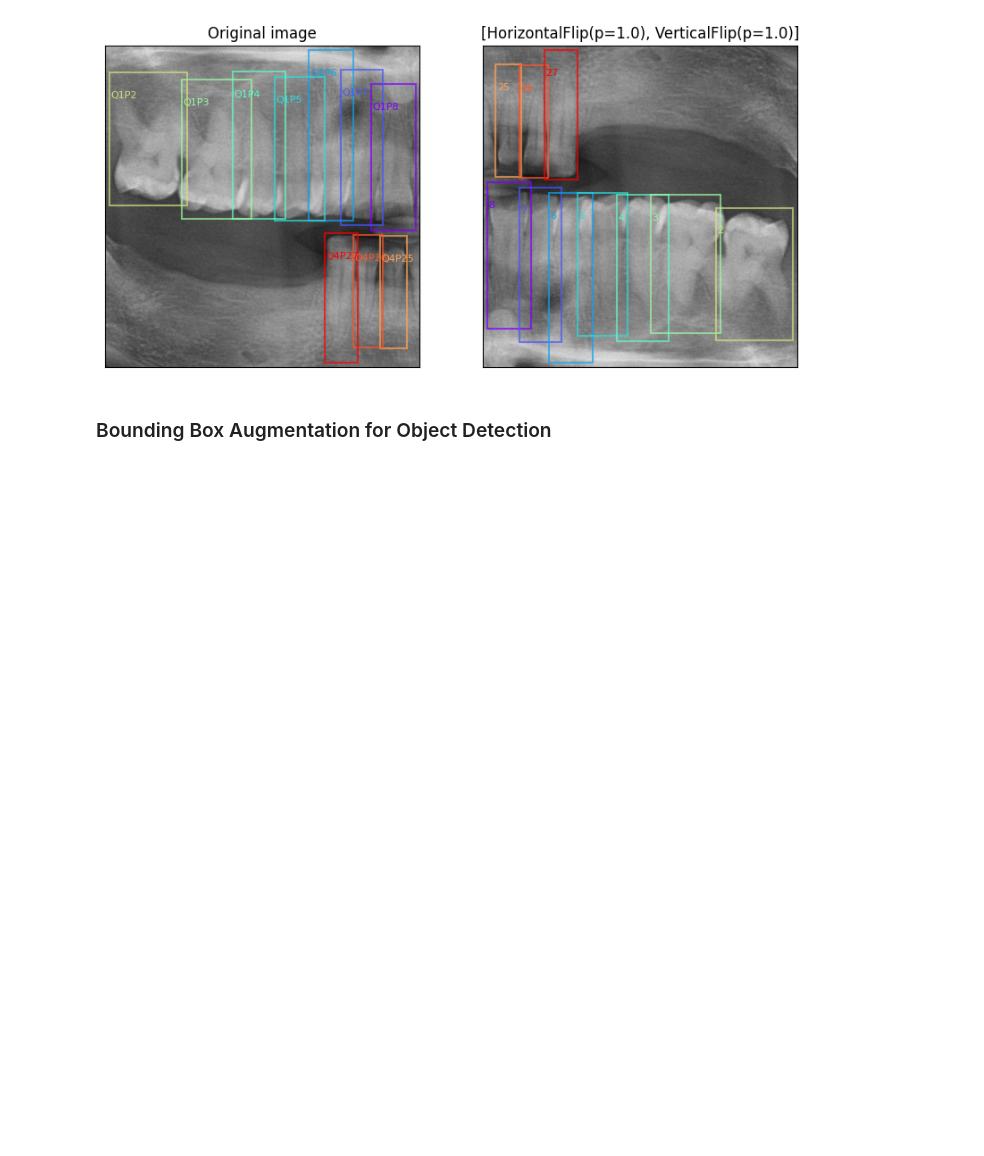
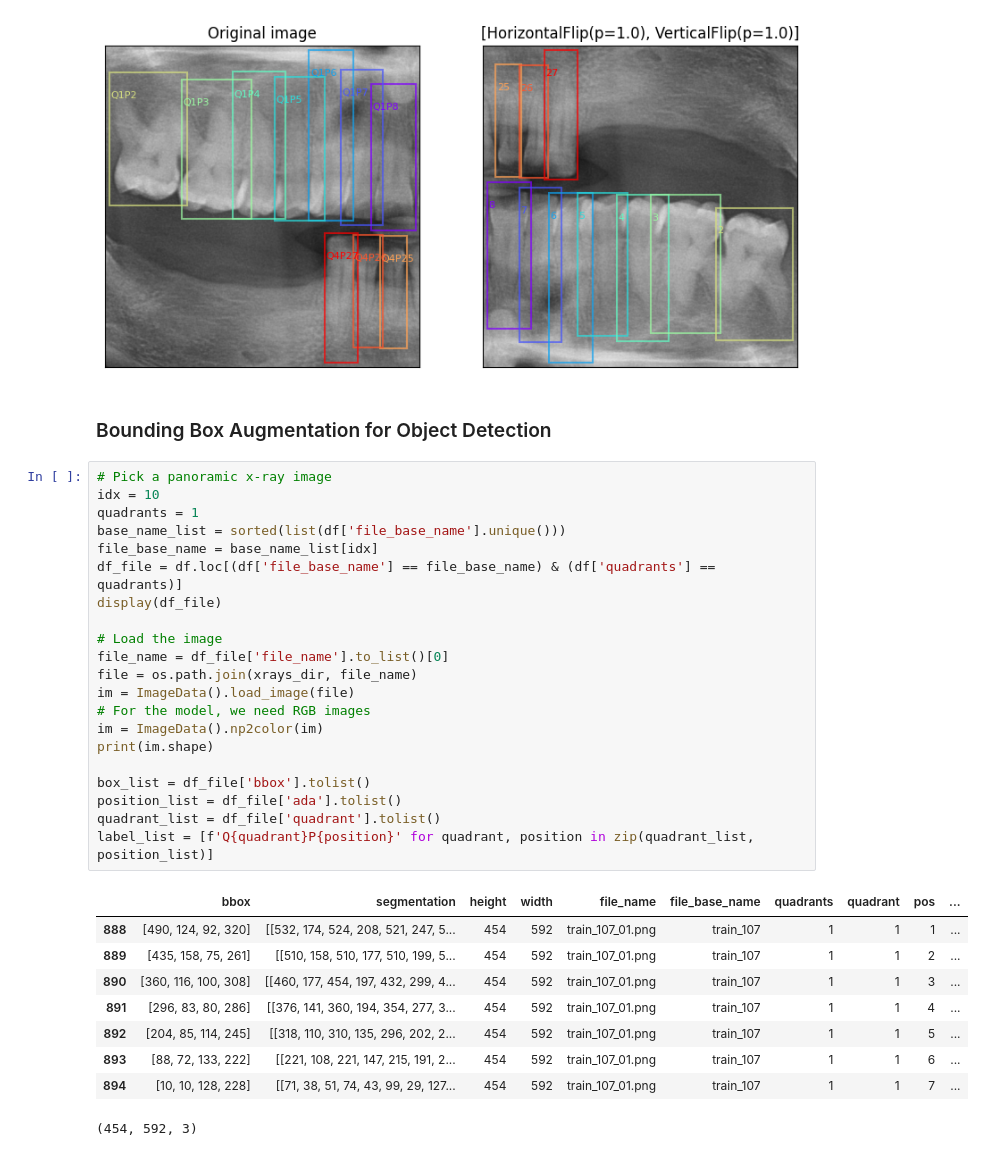
Before and after one commit to awerdich/computervision, a Jupyter notebook: notebooks/detection/05_augmentations.ipynb, the cells around one changed output. Cells and saved outputs as stored; diff of their text form; blank space fills up the shorter version.

```diff
--- a/notebooks/detection/05_augmentations.ipynb
+++ b/notebooks/detection/05_augmentations.ipynb
@@ -300,6 +298,37 @@ plt.show()
 [figure]
 # %% [markdown]
 ### Bounding Box Augmentation for Object Detection ###
+# %%
+# Pick a panoramic x-ray image
+idx = 10
+quadrants = 1
+base_name_list = sorted(list(df['file_base_name'].unique()))
+file_base_name = base_name_list[idx]
+df_file = df.loc[(df['file_base_name'] == file_base_name) & (df['quadrants'] == quadrants)]
+display(df_file)
+
+# Load the image
+file_name = df_file['file_name'].to_list()[0]
+file = os.path.join(xrays_dir, file_name)
+im = ImageData().load_image(file)
+# For the model, we need RGB images
+im = ImageData().np2color(im)
+print(im.shape)
+
+box_list = df_file['bbox'].tolist()
+position_list = df_file['ada'].tolist()
+quadrant_list = df_file['quadrant'].tolist()
+label_list = [f'Q{quadrant}P{position}' for quadrant, position in zip(quadrant_list, position_list)]
+# %% [output]
+|  | bbox | segmentation | height | width | file_name | file_base_name | quadrants | quadrant | pos | ... |
+| 888 | [490, 124, 92, 320] | [[532, 174, 524, 208, 521, 247, 5... | 454 | 592 | train_107_01.png | train_107 | 1 | 1 | 1 | ... |
+| 889 | [435, 158, 75, 261] | [[510, 158, 510, 177, 510, 199, 5... | 454 | 592 | train_107_01.png | train_107 | 1 | 1 | 2 | ... |
+| 890 | [360, 116, 100, 308] | [[460, 177, 454, 197, 432, 299, 4... | 454 | 592 | train_107_01.png | train_107 | 1 | 1 | 3 | ... |
+| 891 | [296, 83, 80, 286] | [[376, 141, 360, 194, 354, 277, 3... | 454 | 592 | train_107_01.png | train_107 | 1 | 1 | 4 | ... |
+| 892 | [204, 85, 114, 245] | [[318, 110, 310, 135, 296, 202, 2... | 454 | 592 | train_107_01.png | train_107 | 1 | 1 | 5 | ... |
+| 893 | [88, 72, 133, 222] | [[221, 108, 221, 147, 215, 191, 2... | 454 | 592 | train_107_01.png | train_107 | 1 | 1 | 6 | ... |
+| 894 | [10, 10, 128, 228] | [[71, 38, 51, 74, 43, 99, 29, 127... | 454 | 592 | train_107_01.png | train_107 | 1 | 1 | 7 | ... |
+(454, 592, 3)
 # %%
 # Crop to the output format
 im_size = 640
```
Also changed, not shown: parts of 4 cells of this notebook, 6 other files.
